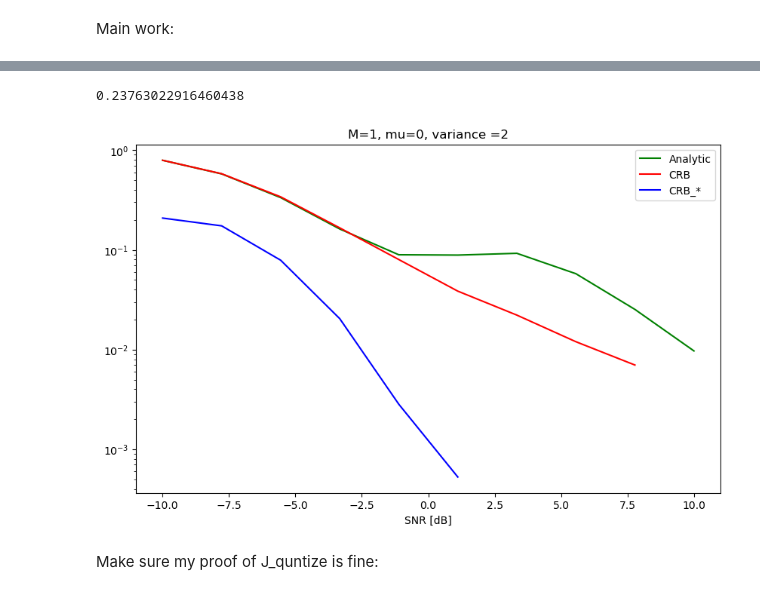
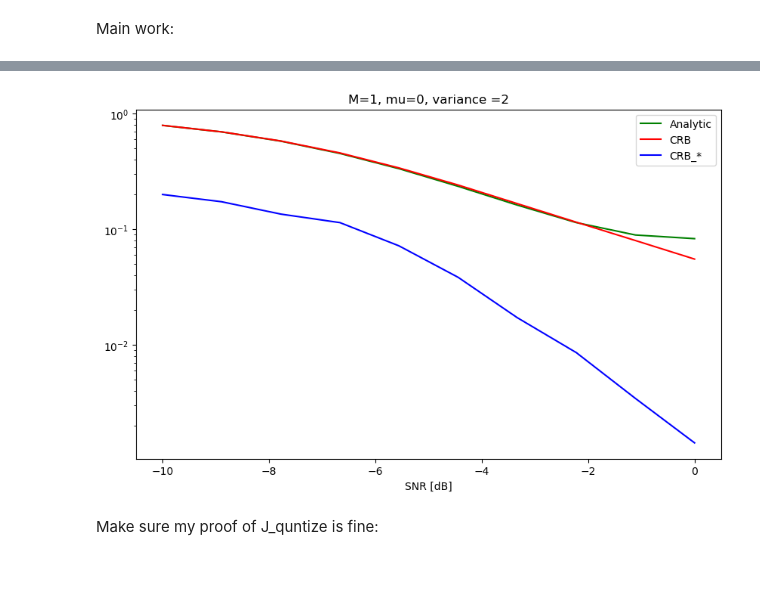
Before and after one commit to mazyaniv/Channel_Estimation, a Jupyter notebook: yaniv.ipynb, the cells around one changed output, grey strips where cells are left out. Saved outputs shown, nothing was run; the diff lists cells and outputs as text; code cells hidden in the pictures.

```diff
--- a/yaniv.ipynb
+++ b/yaniv.ipynb
@@ -263,7 +263,7 @@ def proba(sigma1,sigma2, n_a,matrix,xa,xq,theta,thresh_real=0,thresh_im=0):
 # fewfwe = Matrix(1,10)
 # xa, xq = x(1,1, 1, 10, fewfwe,teta)
 # proba(1,1, 1,fewfwe,xa,xq,teta)
-def WWS_counter(sigma1,sigma2, n_a, n_q, matrix, s,h,observ=sim,thresh_real=0,thresh_im=0):
+def WWS(sigma1,sigma2, n_a, n_q, matrix, s,h,observ=sim,thresh_real=0,thresh_im=0):
     E_c = np.zeros((observ))
     E_d = np.zeros((observ))
     for i in range(observ):
@@ -281,40 +281,42 @@ def WWS_counter(sigma1,sigma2, n_a, n_q, matrix, s,h,observ=sim,thresh_real=0,th
     E_d = np.mean(E_d, 0)
     return pow(h*E_c,2)/E_d
 
-sim = 100
-na = 1
-nq = 40
-s,h = 0.5,0.001
-epsilon = pow(10,-1)
-sigma_space_new = np.logspace(-1,1,10)
-matrix_const = Matrix(na,nq)
-sigma = 10
-WWS_counter(sigma,sigma,na,nq,matrix_const,s,h)
+def BBZ(sigma1,sigma2, n_a, n_q, matrix, s,h,observ=sim,thresh_real=0,thresh_im=0):
+    E = np.zeros((observ))
+    for i in range(observ):
+        real_teta = np.random.normal(mu, sigma_teta,M)
+        im_teta = np.random.normal(mu, sigma_teta,M)
+        teta = real_teta + 1j*im_teta
+        teta = teta.reshape(M,1)
+        x_a, x_q = x(sigma1,sigma2, n_a, n_q, matrix,teta,thresh_real,thresh_im)  # function of teta
+        counter = proba(sigma1,sigma2, n_a,matrix,x_a,x_q,teta+h)
+        devide = proba(sigma1,sigma2, n_a,matrix,x_a,x_q,teta)
+        E[i] = pow(counter/devide-1,2)
+    E = np.mean(E, 0)
+    return pow(h,2)/E
-# %% [output]
-0.23763022916460438
 # %%
 sim = 1000
 na = 1
 nq = 40
-s,h = 0.75,0.00001
+s,h = 0.1,0.00001
 epsilon = pow(10,-1)
-sigma_space_new = np.logspace(-1,1,10)
+sigma_space_new = np.logspace(0,1,10)
 matrix_const = Matrix(na,nq)
 L_Estimator_analytic1 = [MSE_zertothresh_analytic(sigma_space_new[i],sigma_space_new[i], na,nq) for i in range(len(sigma_space_new))]
 CRB1 = [CRB(sigma_space_new[i],sigma_space_new[i],na,nq,matrix_const) for i in range(len(sigma_space_new))]
-CRB_pp1 = [WWS_counter(sigma_space_new[i],sigma_space_new[i],na,nq,matrix_const,s,h) for i in range(len(sigma_space_new))]
+CRB_pp1 = [BBZ(sigma_space_new[i],sigma_space_new[i],na,nq,matrix_const,s,h) for i in range(len(sigma_space_new))]
 ######################
 fig = plt.figure(figsize=(10, 6))
 plt.plot(10*np.log10(1/sigma_space_new), L_Estimator_analytic1, color = "green", label = "Analytic")
 plt.plot(10*np.log10(1/sigma_space_new), CRB1, color = "red", label = "CRB")
 plt.plot(10*np.log10(1/sigma_space_new), CRB_pp1, color = "blue", label = "CRB_*")
 plt.title("M={}, mu={}, variance ={}".format(M,mu,round(2*pow(sigma_teta,2))))
 plt.yscale('log')
 plt.xlabel("SNR [dB]")
 plt.legend()
 plt.show()
 # %% [output]
-[figure, old version]
+[figure, new version]
 # %% [markdown]
 Make sure my proof of J_quntize is fine:
 # %%
```
Also changed, not shown: parts of 1 cell of this notebook.
